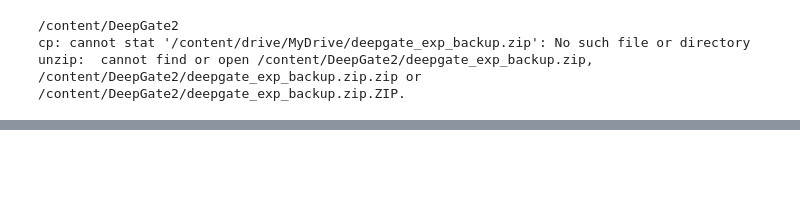
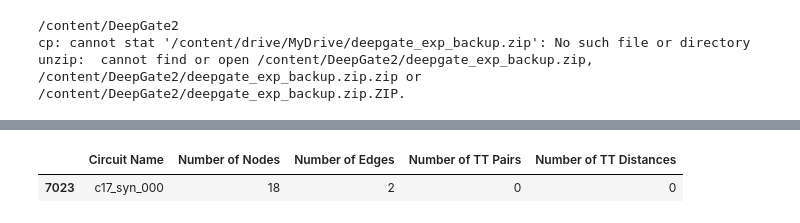
Before and after one commit to mangohehe/DeepGate2, a Jupyter notebook: notebooks/Data-Learning.ipynb, the cells around one changed output, grey strips where cells are left out. Drawn from its saved outputs; the diff is of its cells as text; code cells hidden in the pictures; blank space fills up the shorter version.

```diff
--- a/notebooks/Data-Learning.ipynb
+++ b/notebooks/Data-Learning.ipynb
@@ -271,0 +365,7 @@ Solving environment: \|done
+# %%
+circuit_name_to_find = 'c17_syn_000' #@param
+filtered_circuit = circuit_df[circuit_df['Circuit Name'] == circuit_name_to_find]
+filtered_circuit
+# %% [output]
+|  | Circuit Name | Number of Nodes | Number of Edges | Number of TT Pairs | Number of TT Distances |
+| 7023 | c17_syn_000 | 18 | 2 | 0 | 0 |
```
Also changed, not shown: parts of 14 cells of this notebook.
